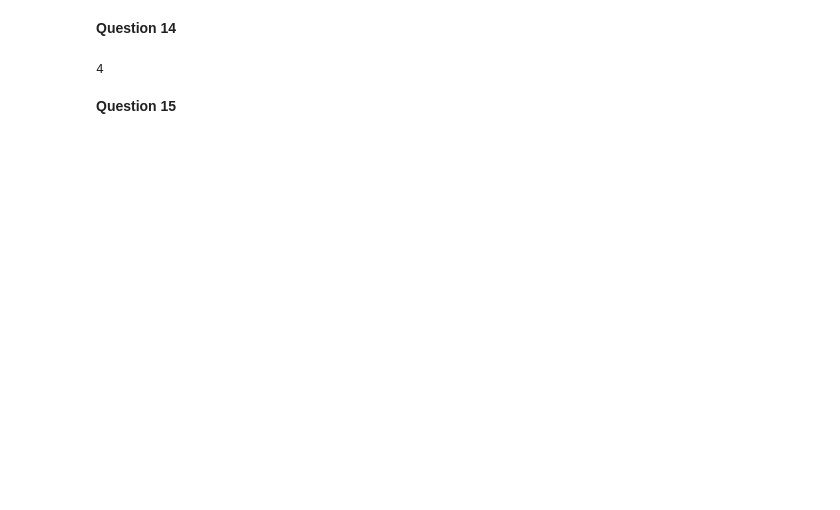
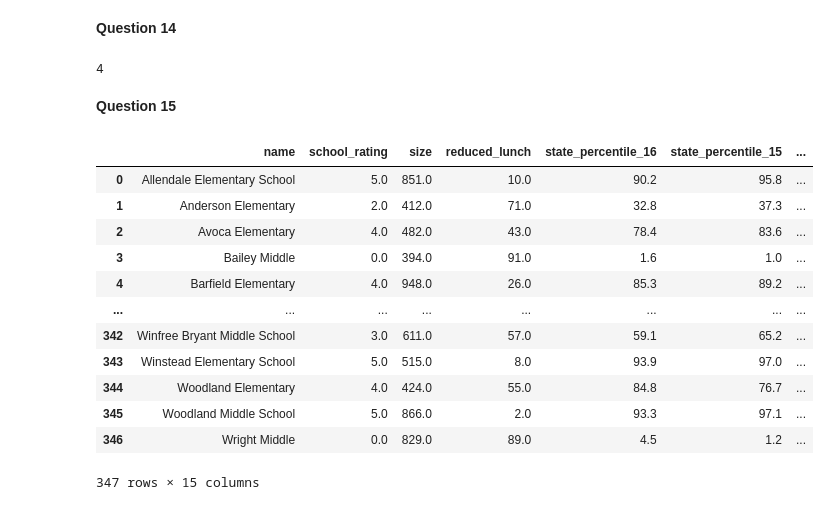
Before and after one commit to H4rsh4/Edureka_Python-Course, a Jupyter notebook: Day 4/Case Study 1/All questions.ipynb, the cells around one changed output. Saved outputs shown, nothing was run; the diff lists cells and outputs as text; code cells hidden in the pictures; blank space fills up the shorter version.

```diff
--- a/Day 4/Case Study 1/All questions.ipynb
+++ b/Day 4/Case Study 1/All questions.ipynb
@@ -174,3 +171,20 @@ print(np.linalg.matrix_rank(rand_14_arr) )
 4
 # %% [markdown]
 **Question 15**
+# %%
+df_tn_schools = pd.read_csv(PATH_TO_DATA+'middle_tn_schools.csv', low_memory=False )
+df_tn_schools
+# %% [output]
+|  | name | school_rating | size | reduced_lunch | state_percentile_16 | state_percentile_15 | ... |
+| 0 | Allendale Elementary School | 5.0 | 851.0 | 10.0 | 90.2 | 95.8 | ... |
+| 1 | Anderson Elementary | 2.0 | 412.0 | 71.0 | 32.8 | 37.3 | ... |
+| 2 | Avoca Elementary | 4.0 | 482.0 | 43.0 | 78.4 | 83.6 | ... |
+| 3 | Bailey Middle | 0.0 | 394.0 | 91.0 | 1.6 | 1.0 | ... |
+| 4 | Barfield Elementary | 4.0 | 948.0 | 26.0 | 85.3 | 89.2 | ... |
+| ... | ... | ... | ... | ... | ... | ... | ... |
+| 342 | Winfree Bryant Middle School | 3.0 | 611.0 | 57.0 | 59.1 | 65.2 | ... |
+| 343 | Winstead Elementary School | 5.0 | 515.0 | 8.0 | 93.9 | 97.0 | ... |
+| 344 | Woodland Elementary | 4.0 | 424.0 | 55.0 | 84.8 | 76.7 | ... |
+| 345 | Woodland Middle School | 5.0 | 866.0 | 2.0 | 93.3 | 97.1 | ... |
+| 346 | Wright Middle | 0.0 | 829.0 | 89.0 | 4.5 | 1.2 | ... |
+347 rows × 15 columns
```
Also changed, not shown: parts of 19 cells of this notebook, 4 other files.
